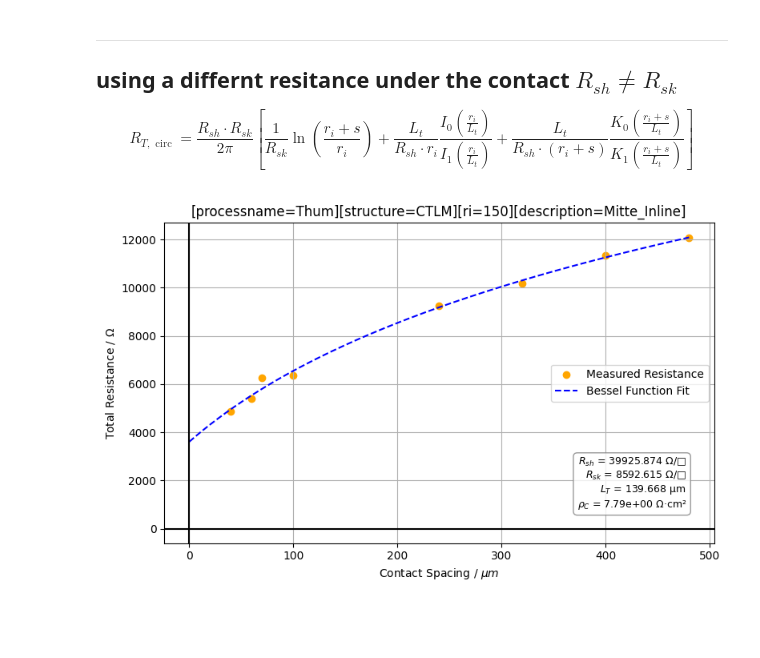
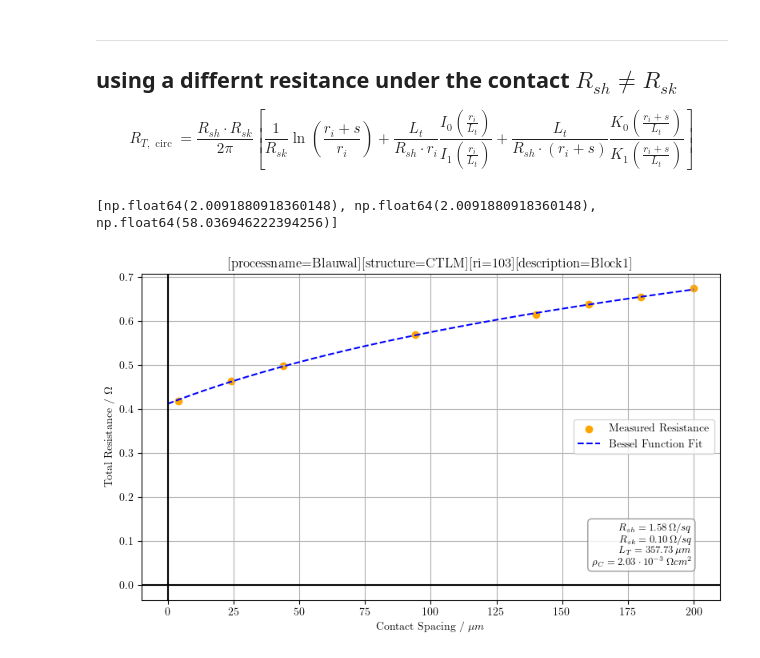
Before and after one commit to XXLutz13/Master_data, a Jupyter notebook: TLM-CTLM/cTLM.ipynb, the cells around one changed output. Saved outputs shown, nothing was run; the diff lists cells and outputs as text; code cells hidden in the pictures; blank space fills up the shorter version.

Commit message:
working on cTLM model

```diff
--- a/TLM-CTLM/cTLM.ipynb
+++ b/TLM-CTLM/cTLM.ipynb
@@ -16,7 +16,13 @@ from ipywidgets import interact, fixed
 import ipywidgets as widgets
 from ipyfilechooser import FileChooser
 
-plt.rcParams["font.family"] = "DejaVu Sans"
+# plt.rcParams["font.family"] = "DejaVu Sans"
+plt.rcParams.update({
+    "font.family": "serif",
+    "font.serif": ["Latin Modern Roman"],  # must be installed on your system
+    "mathtext.fontset": "cm",             # Computer Modern math, matches LaTeX style
+    "text.usetex": True                    # render text via LaTeX
+})
 # %% [markdown]
 ### read files
 # %%
@@ -42,9 +48,10 @@ def clean_inline_data(df):
     df['delta_V'] = df['VinS'] - df['VoutS']
     return df
 # %%
-# # folder_path = r"H:\Seafile\Master\Data\TLM\CTLM Messdaten\[processname=Thum][structure=CTLM][ri=150][description=Mitte_Inline]"
+# folder_path = r"H:\Seafile\Master\Data\TLM\CTLM Messdaten\[processname=Thum][structure=CTLM][ri=150][description=Mitte_Inline]"
 # folder_path = r"H:\Seafile\Master\Data\TLM\CTLM Messdaten\cTLM_Test_01_after_RTP\[processname=Hager][structure=CTLM][ri=150][description=3-8]"
-folder_path = r"H:\Seafile\Master\Data\TLM\CTLM Messdaten\[processname=Blauwal][structure=CTLM][ri=77][description=Block2]"
+# folder_path = r"H:\Seafile\Master\Data\TLM\CTLM Messdaten\[processname=Blauwal][structure=CTLM][ri=77][description=Block2]"
+folder_path = r"H:\Seafile\Master\Data\TLM\CTLM Messdaten\[processname=Blauwal][structure=CTLM][ri=103][description=Block1]"
 
 match = re.search(r"\[ri=(\d+)\]", folder_path)
 if match:
@@ -67,7 +74,7 @@ for file in os.listdir(folder_path):
         except Exception as e:
             pass
         try:
-            data = pd.read_csv(os.path.join(folder_path, file), delimiter=r'\s{2,}', skiprows=23, header=1, encoding='ISO-8859-1')
+            data = pd.read_csv(os.path.join(folder_path, file), delimiter=r'\s{2,}', skiprows=23, header=1, encoding='ISO-8859-1', engine='python')
             data = clean_inline_data(data)
 
             list_of_measurements[int(os.path.splitext(os.path.basename(file))[0])] = data
@@ -447,20 +475,22 @@ def ctlm_bessel_model_Rsk(geometries, Rsh, Rsk, L_T):
         return R_T
 
 # Initial Guess: [Rsh, Rsk, Lt]
-p0 = [R_sh_linear, R_sh_linear, L_T_linear]
-bounds = ([0, 0, 0], [np.inf, np.inf, np.inf])
-r_inner_array = np.full_like(distances, r_inner)
+# p0 = [R_sh_linear, R_sh_linear, L_T_linear]
+p0 = [Rsh_fit, Rsh_fit, Lt_fit]
+bounds = ([0.1, 0.1, 1], [np.inf, np.inf, np.inf])  # initial guess for R >0 and L_T > 1 => protects from overflow of bessel functions
+r_inner_array = np.full_like(distances, r_inner)    # creates list of r_inner to get same input shape
+print(p0)
 
 popt_A, pcov_A = curve_fit(ctlm_bessel_model_Rsk, (distances, r_inner_array), R_list, p0=p0, bounds=bounds)
 
-Rsh_fit, Rsk_fit, Lt_fit = popt_A
+Rsh_fit_Rsk, Rsk_fit_Rsk, Lt_fit_Rsk = popt_A
 
-rho_c_fit = Rsh_fit * (Lt_fit**2) * 1e-8  # 1e-8 to convert from ohm·μm² to ohm·cm²
+rho_c_fit_Rsk = Rsh_fit_Rsk * (Lt_fit_Rsk**2) * 1e-8  # 1e-8 to convert from ohm·μm² to ohm·cm²
 
 
 distances_smooth = np.linspace(0, max(distances), 300) # min(distances)
 ri_smooth = np.full_like(distances_smooth, r_inner)
-Rt_fit_curve = ctlm_bessel_model_Rsk((distances_smooth, ri_smooth), Rsh_fit, Rsk_fit, Lt_fit)
+Rt_fit_curve = ctlm_bessel_model_Rsk((distances_smooth, ri_smooth), Rsh_fit_Rsk, Rsk_fit_Rsk, Lt_fit_Rsk)
 
 
 plt.figure(figsize=(8, 5))
@@ -469,35 +499,37 @@ plt.scatter(distances, R_list, color='orange', marker='o', label='Measured Resis
 plt.plot(distances_smooth, Rt_fit_curve, color='blue', linestyle='--', label='Bessel Function Fit')
 
 d_fit, R_fit, R_sh_linFit, L_T_linFit, rho_C_linFit, R_intercept = fit_linear_approximation(distances, np.array(R_list), r_inner)
 # plt.plot(d_fit, R_fit, color='green', linestyle='--', label='Linear Approximated Fit')
 
 tlm_text = (
-    f"$R_{{sh}}$ = {Rsh_fit:.3f} Ω/□\n"
-    f"$R_{{sk}}$ = {Rsk_fit:.3f} Ω/□\n"
-    f"$L_T$ = {Lt_fit:.3f} µm\n"
-    f"$\\rho_C$ = {rho_c_fit:.2e} Ω·cm²"
+    f"$R_{{sh}} = {Rsh_fit_Rsk:.2f} \\, \\Omega / sq$\n"
+    f"$R_{{sk}} = {Rsk_fit_Rsk:.2f} \\, \\Omega / sq$\n"
+    f"$L_T = {Lt_fit_Rsk:.2f} \\, \\mu m$\n"
+    f"$\\rho_C = {sci_notation_latex(rho_c_fit_Rsk)} \\, \\Omega cm^2$"
 )
+
 
 plt.gca().text(
     0.95, 0.1, tlm_text,
     fontsize=9,
     transform=plt.gca().transAxes,
     verticalalignment='bottom',
     horizontalalignment='right',
     bbox=dict(boxstyle='round,pad=0.4', facecolor='white', alpha=0.8, edgecolor='gray')
 )
 
 plt.axhline(0, color='black', linewidth=1.5)
 plt.axvline(0, color='black', linewidth=1.5)
 
 plt.title(name)
 plt.xlabel("Contact Spacing / $\\mu m$")
 plt.ylabel("Total Resistance / $\\Omega$")
 plt.legend()
 plt.tight_layout()
 # plt.xlim(0, max(list_of_measurements.keys())+20)
 plt.grid(True)
 # plt.savefig(f'Output/{name}_bessel.png')
 plt.show()
 # %% [output]
+[np.float64(2.0091880918360148), np.float64(2.0091880918360148), np.float64(58.036946222394256)]
-[figure, old version]
+[figure, new version]
```
Also changed, not shown: parts of 12 cells of this notebook, 2 other files.
